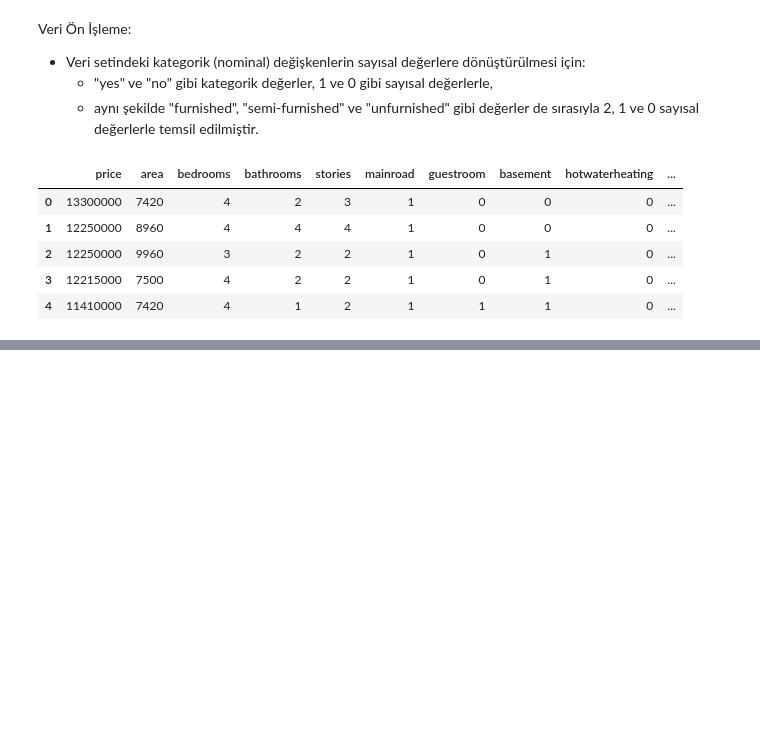
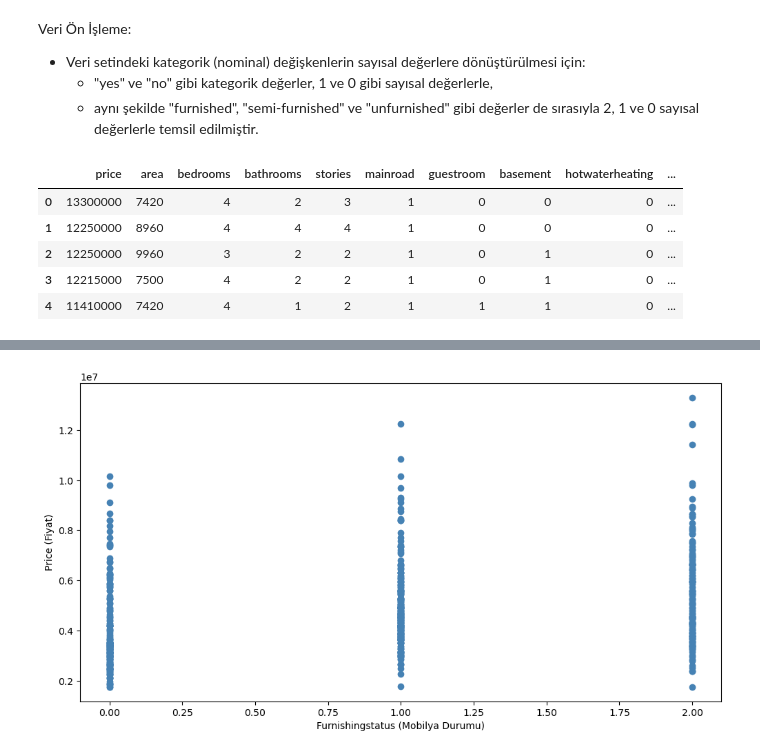
Before and after one commit to Tubaakbas/Machine-Learning, a Jupyter notebook: machine-learning.ipynb, the cells around one changed output, grey strips where cells are left out. Cells and saved outputs as stored; diff of their text form; code cells hidden in the pictures; blank space fills up the shorter version.

```diff
--- a/machine-learning.ipynb
+++ b/machine-learning.ipynb
@@ -115,0 +142,7 @@ df.head()
+# %%
+plt.scatter(df.furnishingstatus, df.price, color="steelblue")
+plt.xlabel("Furnishingstatus (Mobilya Durumu)")
+plt.ylabel("Price (Fiyat)")
+plt.show()
+# %% [output]
+[figure, added]
```
Also changed, not shown: parts of 14 cells of this notebook.
